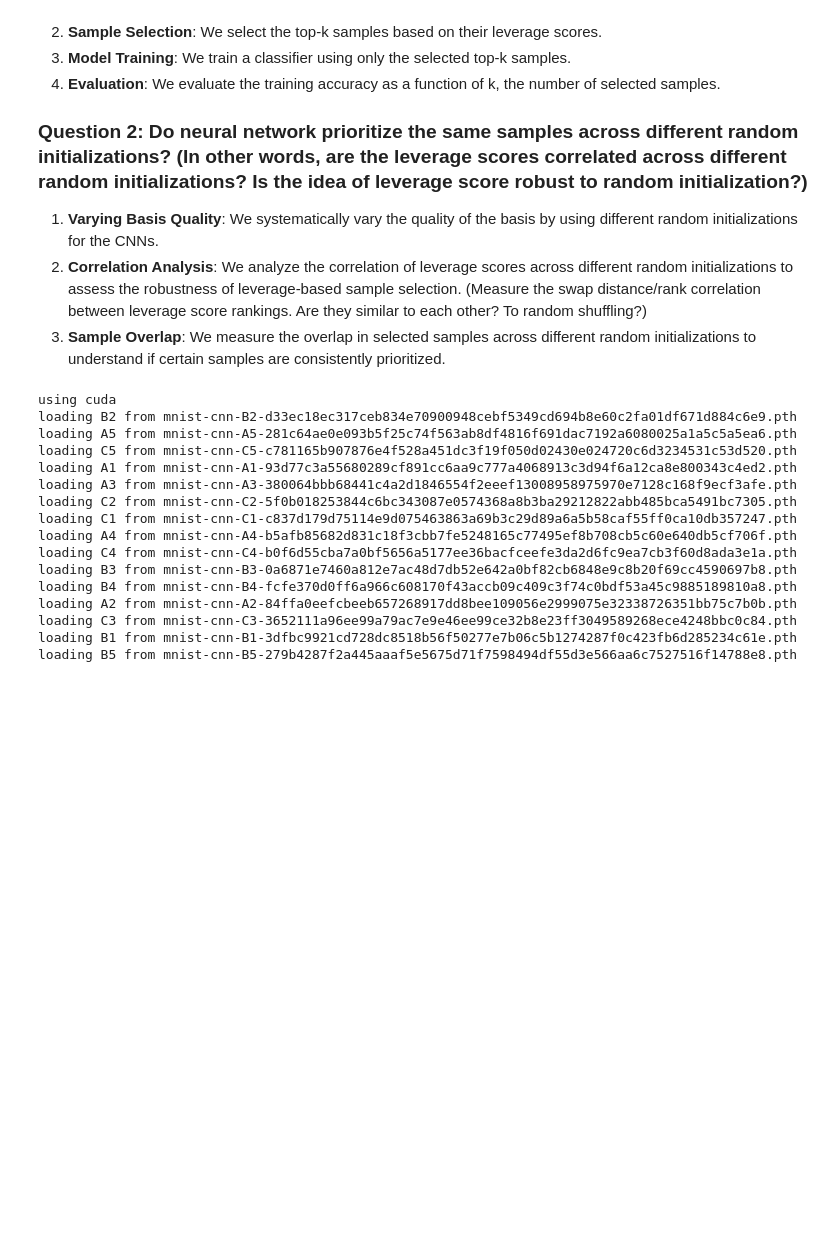
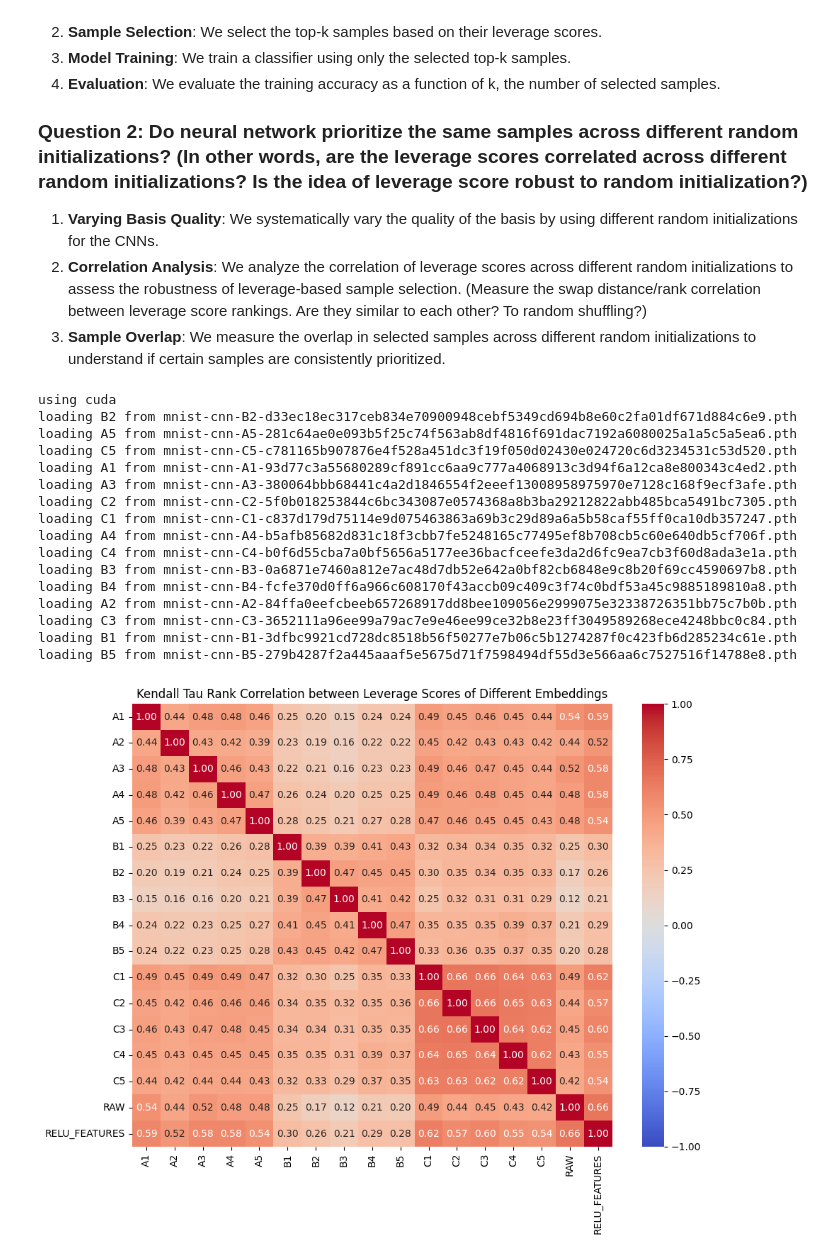
Before and after one commit to GrandMoff100/LeverageScoreExperiments, a Jupyter notebook: leverage-score-utility.ipynb, the cells around one changed output. Drawn from its saved outputs; the diff is of its cells as text; code cells hidden in the pictures; blank space fills up the shorter version.

Commit message:
Do rank correlation

```diff
--- a/leverage-score-utility.ipynb
+++ b/leverage-score-utility.ipynb
@@ -147,47 +147,46 @@ def calculate_leverage_scores(X: torch.Tensor) -> torch.Tensor:
     leverage_scores = torch.sum(Q ** 2, dim=1)
     return leverage_scores
 # %%
-from matplotlib import pyplot as plt
+from pathlib import Path
 
-names = ["RAW", "RELU_FEATURES"] + list(CNN_EMBEDDINGS.keys())
-for name, embedding in zip(names, [RAW, RELU_FEATURES] + list(CNN_EMBEDDINGS.values())):
+
+# Measure the weighted Kendall tau rank correlation between leverage scores rankings of different embeddings
+from scipy.stats import kendalltau
+
+EMBEDDINGS = ["RAW", "RELU_FEATURES"] + list(CNN_EMBEDDINGS.keys())
+LEVERAGE_SCORES = {}
+for name, embedding in zip(EMBEDDINGS, [RAW, RELU_FEATURES] + list(CNN_EMBEDDINGS.values())):
     leverage_scores = calculate_leverage_scores(embedding).cpu().numpy()
+    LEVERAGE_SCORES[name] = leverage_scores
 
-    # Plot leverage score distribution
-    # plt.figure(figsize=(12, 6))
-    # plt.plot(np.sort(leverage_scores)[::-1])
-    # plt.grid(True)
-    # plt.title(f"Leverage Scores for MNIST {name} Embedding")
-    # plt.xlabel("Sorted Index")
-    # plt.ylabel("Leverage Score")
-    # plt.tight_layout()
-    # plt.show()
+RANK_CORRELATIONS = {}  # (name, other_name): (tau, p_value)
 
-    # Plot digits with highest leverage scores
-    fig_grid_width, fig_grid_height = 10, 30
-    fig = plt.figure(figsize=(fig_grid_width * 2, fig_grid_height * 2))
-    top_k = fig_grid_width * fig_grid_height
-    top_indices = np.argsort(leverage_scores)[-top_k:][::-1]
-    # print(np.sort(top_indices))  # Save these for later!
-    for i, idx in enumerate(sorted(top_indices, key=lambda x: combined_mnist_y[x])):
-        ax = fig.add_subplot(fig_grid_height, fig_grid_width, i + 1)
-        ax.imshow(combined_mnist_X[idx].cpu().squeeze(), cmap="gray")
-        ax.set_title(f"Label: {combined_mnist_y[idx].item()} ({leverage_scores[idx]:.4f})")
-        ax.axis("off")
-    plt.tight_layout()
-    plt.savefig(f"figures/leverage_scores_highest_{name}.png")
-    plt.close()
+for i, (name, scores) in enumerate(LEVERAGE_SCORES.items()):
+    for j, (other_name, other_scores) in enumerate(LEVERAGE_SCORES.items()):
+        if i <= j:
+            tau, _ = kendalltau(scores, other_scores)
+            RANK_CORRELATIONS[",".join(tuple(sorted([name, other_name])))] = tau
 
-    # Plot digits with lowest leverage scores
-    fig = plt.figure(figsize=(fig_grid_width * 2, fig_grid_height * 2))
-    bottom_k = fig_grid_width * fig_grid_height
-    bottom_indices = np.argsort(leverage_scores)[:bottom_k][::-1]
-    for i, idx in enumerate(sorted(bottom_indices, key=lambda x: combined_mnist_y[x])):
-        ax = fig.add_subplot(fig_grid_height, fig_grid_width, i + 1)
-        ax.imshow(combined_mnist_X[idx].cpu().squeeze(), cmap="gray")
-        ax.set_title(f"Label: {combined_mnist_y[idx].item()} ({leverage_scores[idx]:.4f})")
-        ax.axis("off")
+import json
 
-    plt.tight_layout()
-    plt.savefig(f"figures/leverage_scores_lowest_{name}.png")
-    plt.close()
+with open(Path("figures/rank_correlations.json"), "w") as f:
+    json.dump(RANK_CORRELATIONS, f, indent=4)
+
+import seaborn as sns
+import pandas as pd
+import matplotlib.pyplot as plt
+
+# Pairplot the rank correlations tau values
+correlation_matrix = pd.DataFrame(index=sorted(EMBEDDINGS), columns=sorted(EMBEDDINGS), dtype=float)
+for (name_pair, tau) in RANK_CORRELATIONS.items():
+    name1, name2 = name_pair.split(",")
+    correlation_matrix.loc[name1, name2] = tau
+    correlation_matrix.loc[name2, name1] = tau
+plt.figure(figsize=(10, 8))
+sns.heatmap(correlation_matrix.astype(float), annot=True, fmt=".2f", cmap="coolwarm", vmin=-1, vmax=1)
+plt.title("Kendall Tau Rank Correlation between Leverage Scores of Different Embeddings")
+plt.tight_layout()
+plt.savefig(Path("figures/rank_correlation_heatmap.png"))
+plt.show()
+# %% [output]
+[figure, added]
```
Also changed, not shown: 3 other files.
